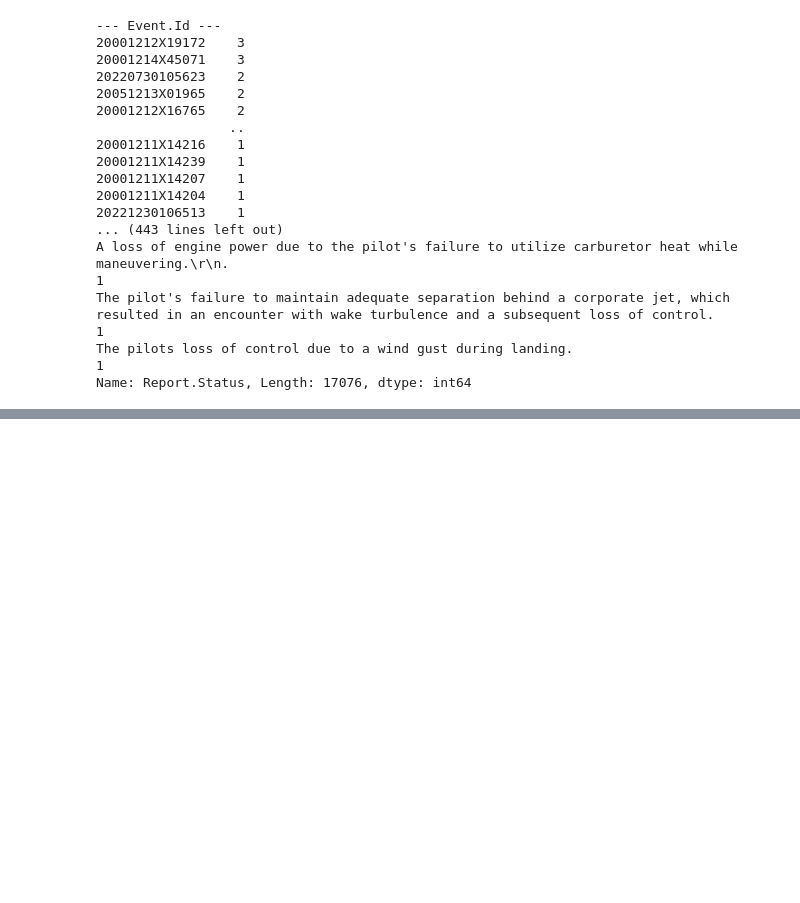
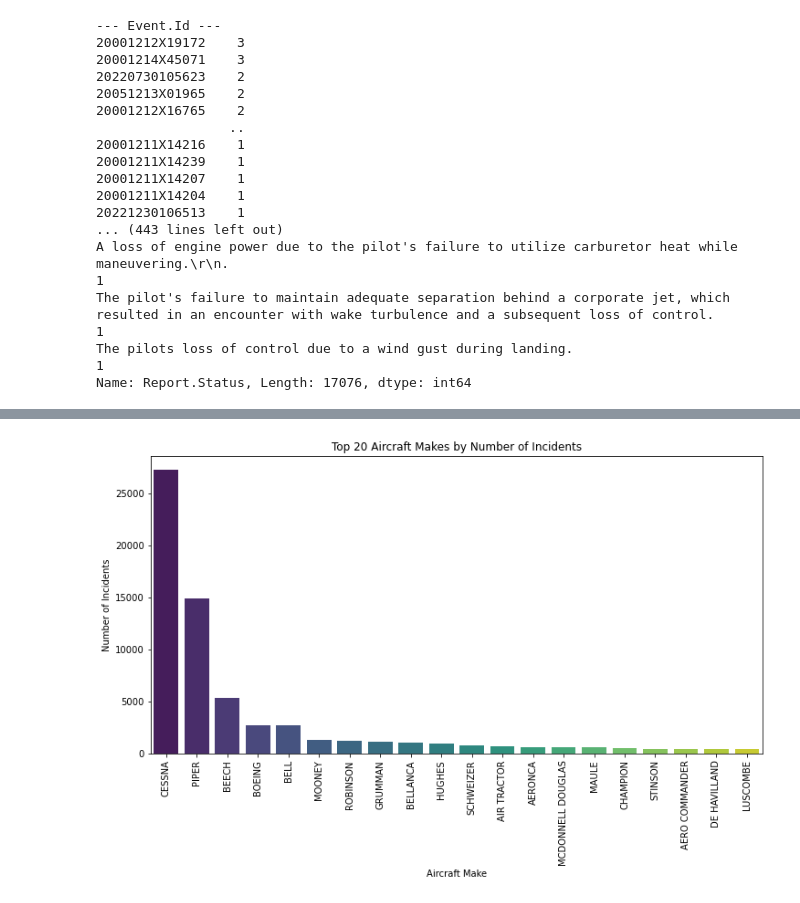
Before and after one commit to mojay6111/dsc-phase-1-project_1, a Jupyter notebook: student.ipynb, the cells around one changed output, grey strips where cells are left out. Cells and saved outputs as stored; diff of their text form; code cells hidden in the pictures; blank space fills up the shorter version.

Commit message:
Did some ploting using matplotlib and sns

```diff
--- a/student.ipynb
+++ b/student.ipynb
@@ -667,0 +614,15 @@ TypeError: '<=' not supported between instances of 'float' and 'str'
+# %%
+import matplotlib.pyplot as plt
+import seaborn as sns
+
+# Plot the frequency of incidents by aircraft make
+plt.figure(figsize=(12,6))
+make_counts = data['Make'].value_counts().head(20)  # Top 20 aircraft makes
+sns.barplot(x=make_counts.index, y=make_counts.values, palette='viridis')
+plt.xticks(rotation=90)
+plt.title('Top 20 Aircraft Makes by Number of Incidents')
+plt.xlabel('Aircraft Make')
+plt.ylabel('Number of Incidents')
+plt.show()
+# %% [output]
+[figure, added]
```
Also changed, not shown: parts of 30 cells of this notebook.
